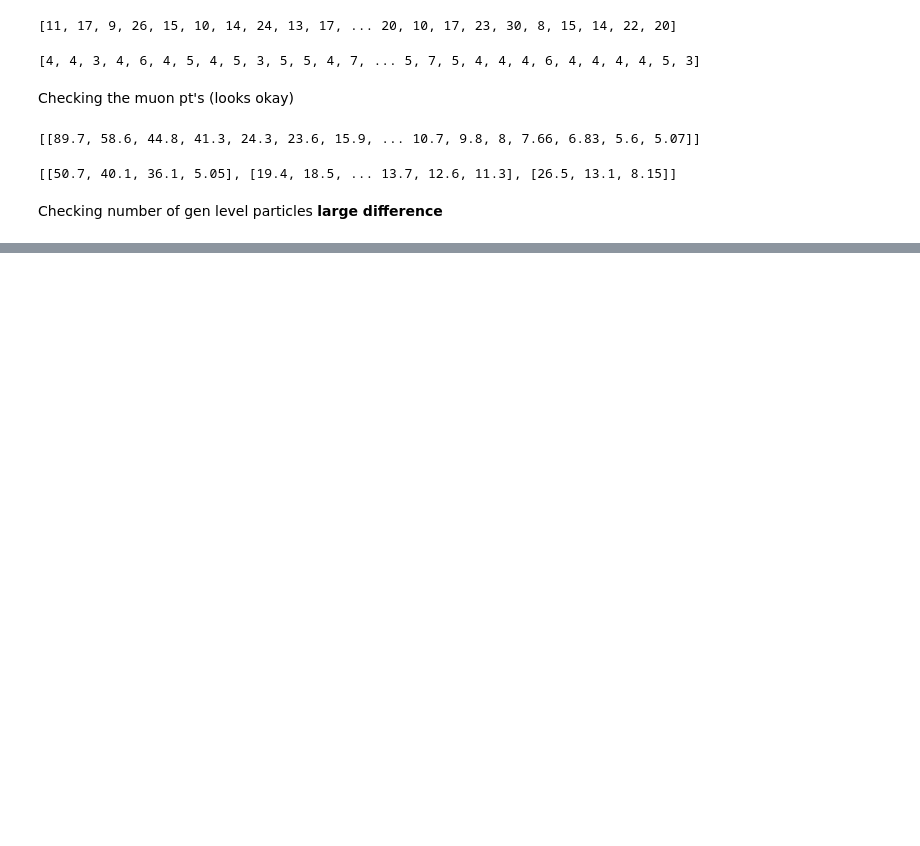
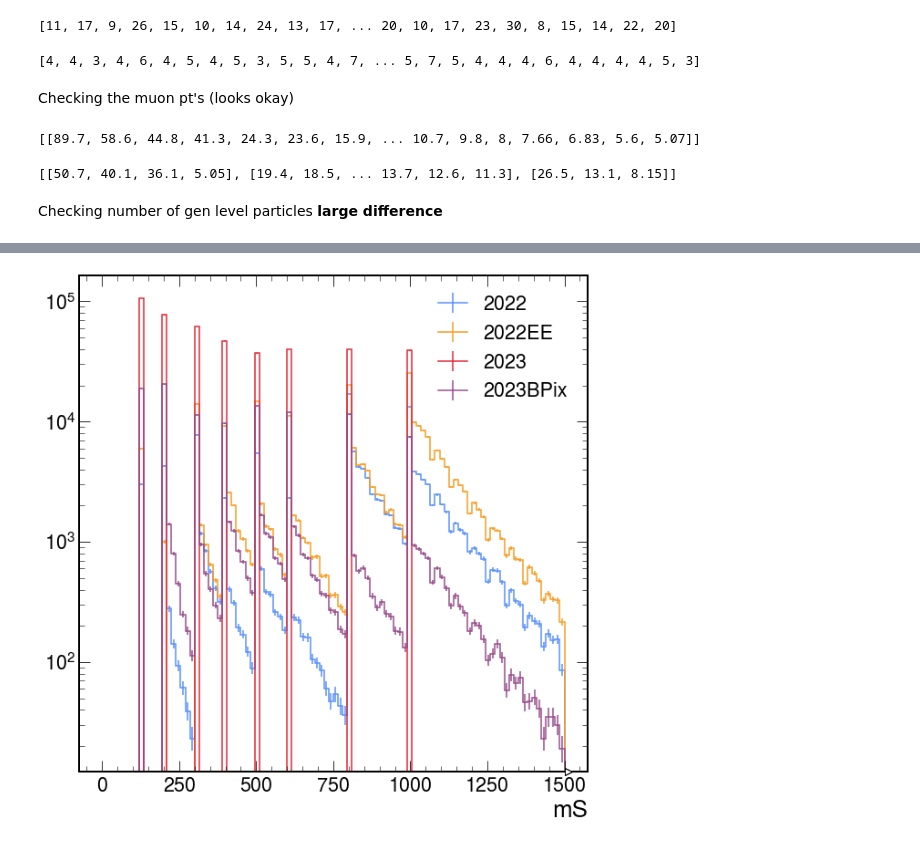
Before and after one commit to chrispap95/SUEPCoffea_dask, a Jupyter notebook: plotting/notebooks/Check_2016.ipynb, the cells around one changed output, grey strips where cells are left out. Cells and saved outputs as stored; diff of their text form; code cells hidden in the pictures; blank space fills up the shorter version.

```diff
--- a/plotting/notebooks/Check_2016.ipynb
+++ b/plotting/notebooks/Check_2016.ipynb
@@ -112,0 +266,36 @@ print(ak.sum(events_2016.GenPart.pdgId == 999998, axis=-1))
+# %%
+hist.Hist.new.Regular(100, 0, 1500, name="mS").Double().fill(
+    ak.flatten(
+        events_2022.GenPart[
+            (events_2022.GenPart.pdgId == 25) & (events_2022.GenPart.status == 62)
+        ].mass
+    )
+).plot(label="2022")
+hist.Hist.new.Regular(100, 0, 1500, name="mS").Double().fill(
+    ak.flatten(
+        events_2022EE.GenPart[
+            (events_2022EE.GenPart.pdgId == 25) & (events_2022EE.GenPart.status == 62)
+        ].mass
+    )
+).plot(label="2022EE")
+hist.Hist.new.Regular(100, 0, 1500, name="mS").Double().fill(
+    ak.flatten(
+        events_2023.GenPart[
+            (events_2023.GenPart.pdgId == 25) & (events_2023.GenPart.status == 62)
+        ].mass
+    )
+).plot(label="2023")
+hist.Hist.new.Regular(100, 0, 1500, name="mS").Double().fill(
+    ak.flatten(
+        events_2023BPix.GenPart[
+            (events_2023BPix.GenPart.pdgId == 25)
+            & (events_2023BPix.GenPart.status == 62)
+        ].mass
+    )
+).plot(label="2023BPix")
+plt.legend()
+plt.yscale("log")
+plt.xlabel("mS")
+plt.show()
+# %% [output]
+[figure, added]
```
Also changed, not shown: parts of 14 cells of this notebook, 56 other files.
